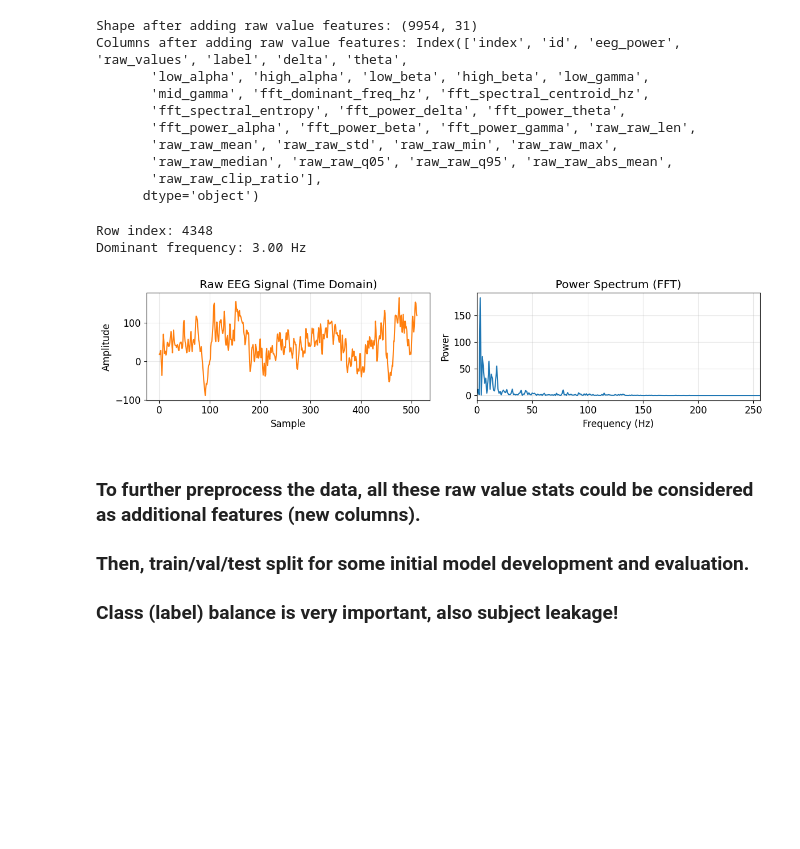
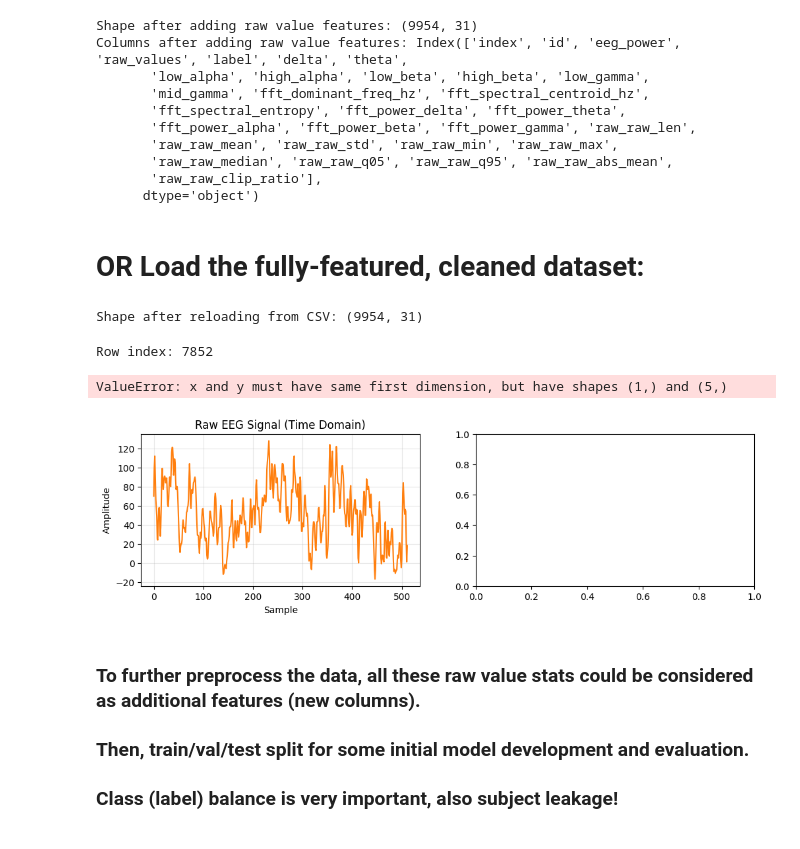
Before and after one commit to parhamkebria/EEG, a Jupyter notebook: EEG_Power_MLP.ipynb, the cells around one changed output. Drawn from its saved outputs; the diff is of its cells as text; code cells hidden in the pictures; blank space fills up the shorter version.

Commit message:
plotting new features and new helper function for string list to numpy array

```diff
--- a/EEG_Power_MLP.ipynb
+++ b/EEG_Power_MLP.ipynb
@@ -28,10 +28,13 @@ def parse_num_list(value):
         return None
     if text[0] == "[" and text[-1] == "]":
         text = text[1:-1]
-    arr = np.fromstring(text, sep=",", dtype=np.float32)
-    if arr.size == 0:
+    tokens = text.replace(",", " ").split()
+    if not tokens:
         return None
-    return arr
+    try:
+        return np.asarray(tokens, dtype=np.float32)
+    except ValueError:
+        return None
 
 
 def fix_len(arr, n):
@@ -396,8 +399,14 @@ Columns after adding raw value features: Index(['index', 'id', 'eeg_power', 'raw
        'raw_raw_median', 'raw_raw_q05', 'raw_raw_q95', 'raw_raw_abs_mean',
        'raw_raw_clip_ratio'],
       dtype='object')
+# %% [markdown]
+# OR Load the fully-featured, cleaned dataset:
 # %%
 ##### eeg_data.to_csv("EEG/eeg_data_with_features.csv", index=False)
+eeg_data = pd.read_csv("EEG/eeg_data_with_features.csv", converters={"eeg_power": parse_num_list, "raw_values": parse_num_list})
+print("Shape after reloading from CSV:", eeg_data.shape)
+# %% [output]
+Shape after reloading from CSV: (9954, 31)
 # %%
 def compute_fft(raw_signal, fs_hz):
     x = np.asarray(raw_signal, dtype=np.float32)
@@ -410,39 +419,56 @@ def compute_fft(raw_signal, fs_hz):
 
     freqs = np.fft.rfftfreq(n, d=1.0 / fs_hz)
     spectrum = np.fft.rfft(x)
     amplitude = np.abs(spectrum) / n
     power = amplitude ** 2
     return freqs, amplitude, power
 
 random_index = np.random.choice(eeg_data.index)
 raw_signal = eeg_data.loc[random_index, 'raw_values']
 
 freqs, amplitude, power = compute_fft(raw_signal, FFT_SAMPLE_RATE_HZ)
-dom_idx = np.argmax(power)
+fft_columns = [
+    [
+        'fft_dominant_freq_hz',
+        'fft_spectral_centroid_hz',
+        'fft_spectral_entropy',
+        'fft_power_delta',
+        'fft_power_theta',
+        'fft_power_alpha',
+        'fft_power_beta',
+        'fft_power_gamma'
+    ]
+]
 
 print(f"Row index: {random_index}")
-print(f"Dominant frequency: {freqs[dom_idx]:.2f} Hz")
+# print(f"Dominant frequency: {eeg_data['fft_dominant_freq_hz'][random_index]:.2f} Hz")
 
 fig, axs = plt.subplots(1,2, figsize=(12, 3))
 axs[0].plot(raw_signal, color='tab:orange')
 axs[0].set_title('Raw EEG Signal (Time Domain)')
 axs[0].set_xlabel('Sample')
 axs[0].set_ylabel('Amplitude')
 axs[0].grid(alpha=0.3)
 
-axs[1].plot(freqs, power, color='tab:blue')
+axs[1].plot(eeg_data.loc[random_index, 'fft_dominant_freq_hz'],
+            eeg_data.loc[random_index, ['fft_power_delta',
+                'fft_power_theta',
+                'fft_power_alpha',
+                'fft_power_beta',
+                'fft_power_gamma']],
+            color='tab:blue')
 axs[1].set_title('Power Spectrum (FFT)')
 axs[1].set_xlabel('Frequency (Hz)')
 axs[1].set_ylabel('Power')
 axs[1].set_xlim(0, FFT_SAMPLE_RATE_HZ / 2)
 axs[1].grid(alpha=0.3)
 
 plt.tight_layout()
 plt.show()
 # %% [output]
-Row index: 4348
-Dominant frequency: 3.00 Hz
+Row index: 7852
+ValueError: x and y must have same first dimension, but have shapes (1,) and (5,)
-[figure, old version]
+[figure, new version]
 # %% [markdown]
 ### To further preprocess the data, all these raw value stats could be considered as additional features (new columns).
 
```
Also changed, not shown: parts of 3 cells of this notebook, 2 other files.
